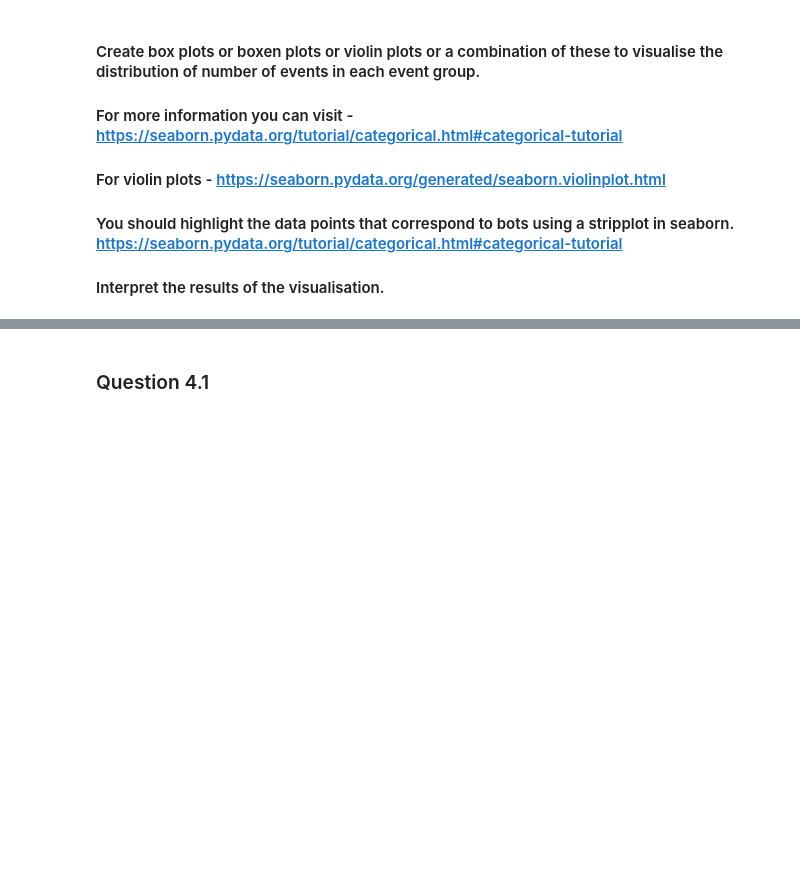
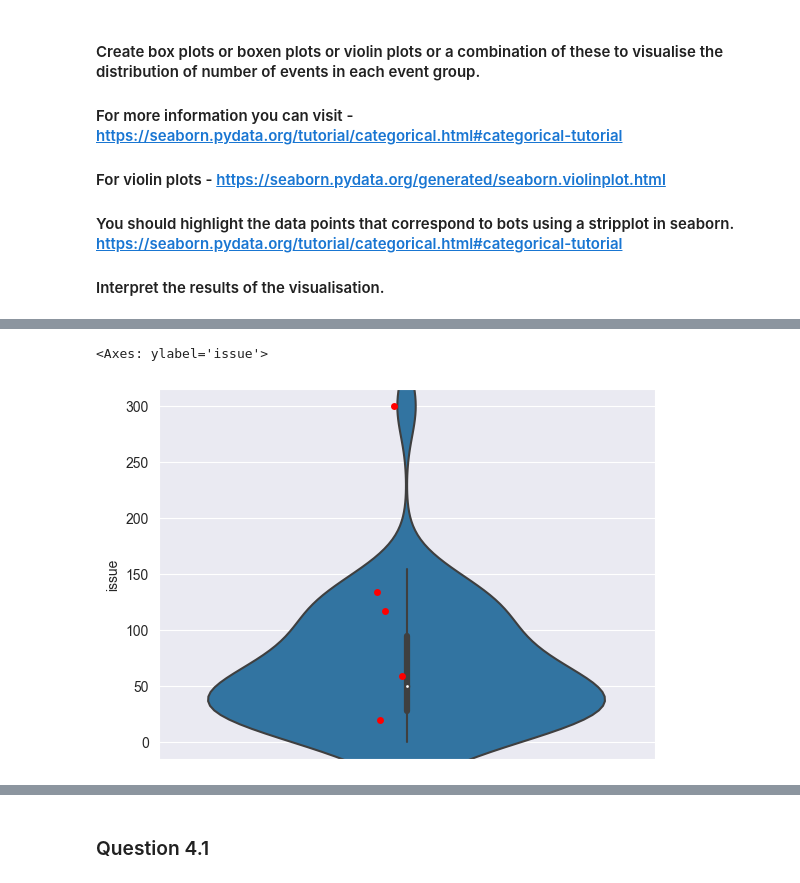
Before and after one commit to RomeoXXIV/Software_Evolution_TP3_2024, a Jupyter notebook: TP3_template.ipynb, the cells around one changed output, grey strips where cells are left out. Drawn from its saved outputs; the diff is of its cells as text; code cells hidden in the pictures; blank space fills up the shorter version.

```diff
--- a/TP3_template.ipynb
+++ b/TP3_template.ipynb
@@ -536,4 +660,11 @@ df_medians.pivot(index='type', columns='event_group', values='median')#.reset_in
 # %%
 # YOUR CODE BELOW - Visualise number of events from issue event group
+sns.violinplot(y='issue', data=event_final_df)
+sns.stripplot(y='issue', data=event_final_df[event_final_df['type'] == 'Bot'], color='red')
+
+#Issues associated with bots appear in small quantities scattered at different levels, but remain rare and generally do not reach high values, underlining a trend towards limited activity by bots in creating issues.
+# %% [output]
+<Axes: ylabel='issue'>
+[figure, added]
 # %%
 # YOUR CODE BELOW - Visualise number of events from commit event group
```
Also changed, not shown: parts of 29 cells of this notebook, 2 other files.
